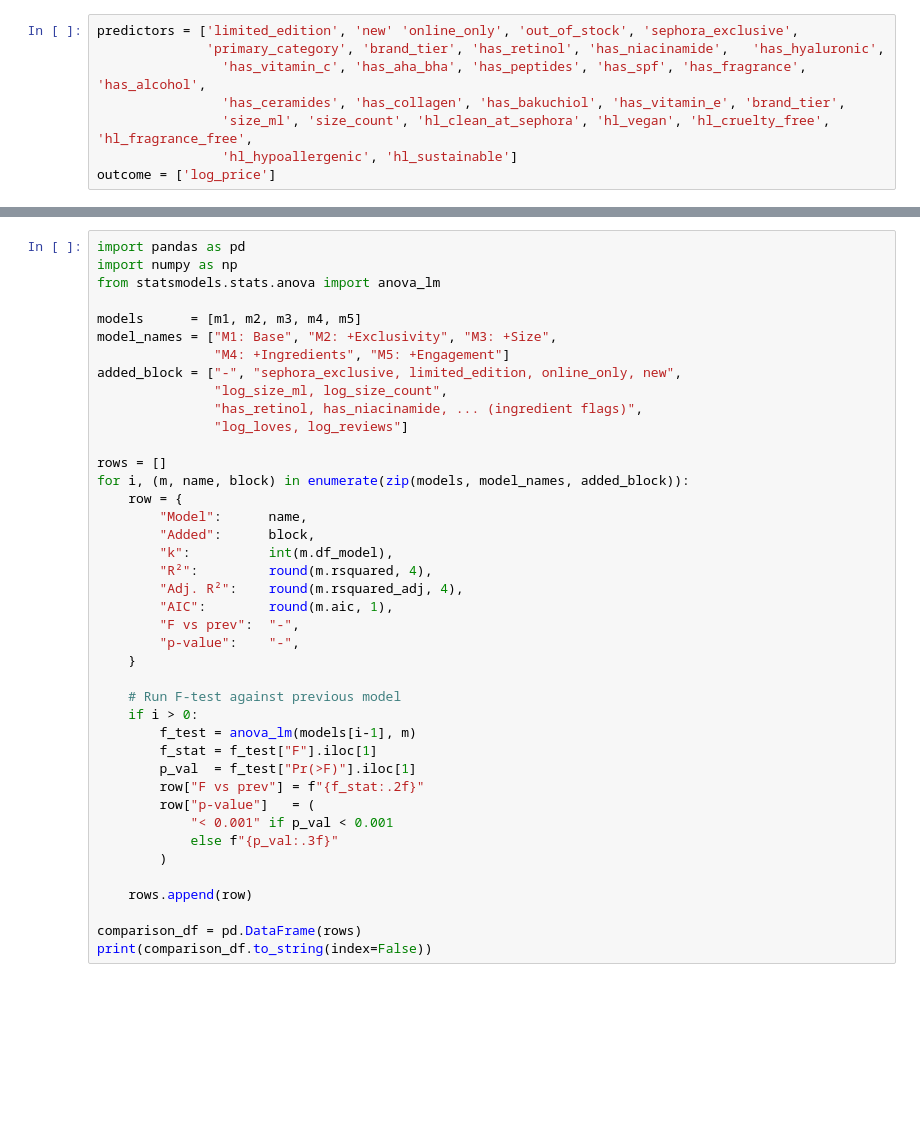
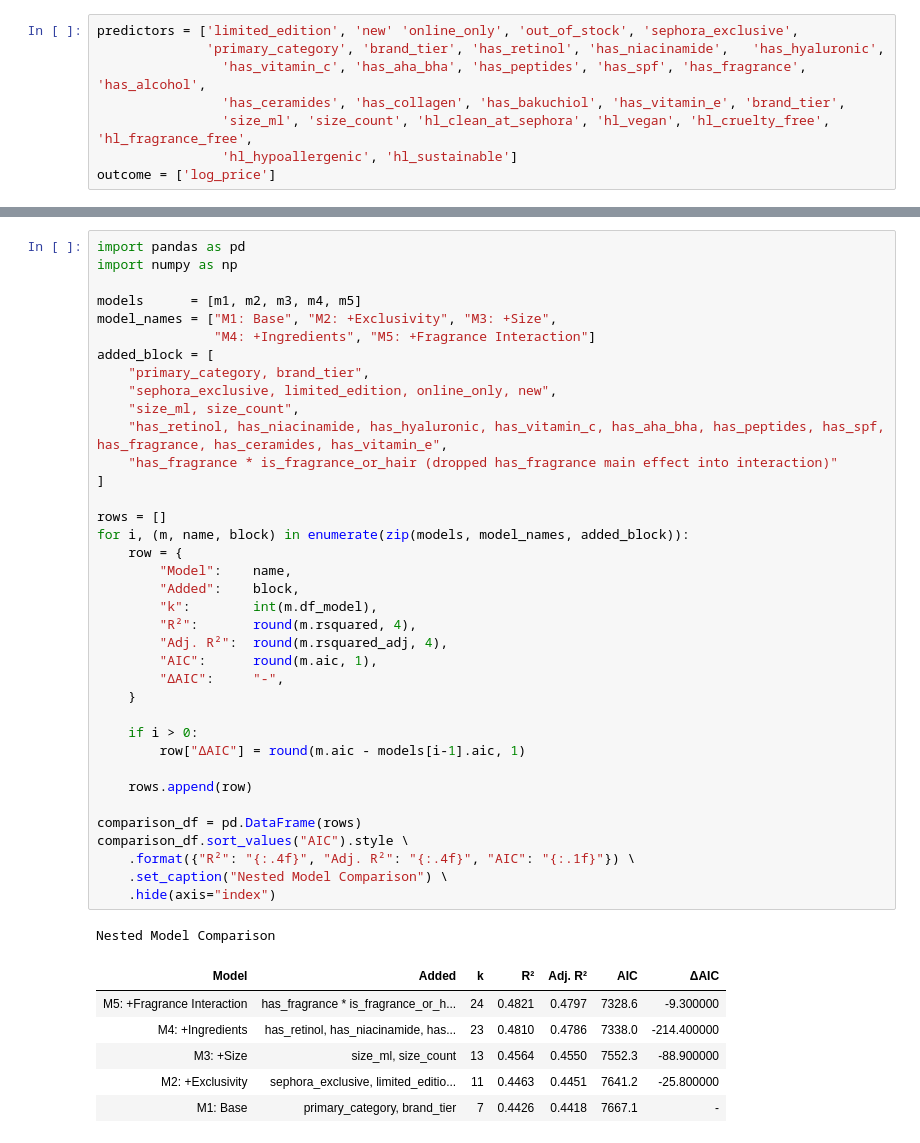
Before and after one commit to DonjhaiH/230A_final_project, a Jupyter notebook: code/clean.ipynb, the cells around one changed output, grey strips where cells are left out. Drawn from its saved outputs; the diff is of its cells as text; blank space fills up the shorter version.

```diff
--- a/code/clean.ipynb
+++ b/code/clean.ipynb
@@ -790,41 +1010,45 @@ print(f_45)
 # %%
 import pandas as pd
 import numpy as np
-from statsmodels.stats.anova import anova_lm
 
 models      = [m1, m2, m3, m4, m5]
 model_names = ["M1: Base", "M2: +Exclusivity", "M3: +Size",
-               "M4: +Ingredients", "M5: +Engagement"]
-added_block = ["-", "sephora_exclusive, limited_edition, online_only, new",
-               "log_size_ml, log_size_count",
-               "has_retinol, has_niacinamide, ... (ingredient flags)",
-               "log_loves, log_reviews"]
+               "M4: +Ingredients", "M5: +Fragrance Interaction"]
+added_block = [
+    "primary_category, brand_tier",
+    "sephora_exclusive, limited_edition, online_only, new",
+    "size_ml, size_count",
+    "has_retinol, has_niacinamide, has_hyaluronic, has_vitamin_c, has_aha_bha, has_peptides, has_spf, has_fragrance, has_ceramides, has_vitamin_e",
+    "has_fragrance * is_fragrance_or_hair (dropped has_fragrance main effect into interaction)"
+]
 
 rows = []
 for i, (m, name, block) in enumerate(zip(models, model_names, added_block)):
     row = {
-        "Model":      name,
-        "Added":      block,
-        "k":          int(m.df_model),
-        "R²":         round(m.rsquared, 4),
-        "Adj. R²":    round(m.rsquared_adj, 4),
-        "AIC":        round(m.aic, 1),
-        "F vs prev":  "-",
-        "p-value":    "-",
+        "Model":    name,
+        "Added":    block,
+        "k":        int(m.df_model),
+        "R²":       round(m.rsquared, 4),
+        "Adj. R²":  round(m.rsquared_adj, 4),
+        "AIC":      round(m.aic, 1),
+        "ΔAIC":     "-",
     }
 
-    # Run F-test against previous model
     if i > 0:
-        f_test = anova_lm(models[i-1], m)
-        f_stat = f_test["F"].iloc[1]
-        p_val  = f_test["Pr(>F)"].iloc[1]
-        row["F vs prev"] = f"{f_stat:.2f}"
-        row["p-value"]   = (
-            "< 0.001" if p_val < 0.001
-            else f"{p_val:.3f}"
-        )
+        row["ΔAIC"] = round(m.aic - models[i-1].aic, 1)
 
     rows.append(row)
 
 comparison_df = pd.DataFrame(rows)
-print(comparison_df.to_string(index=False))
+comparison_df.sort_values("AIC").style \
+    .format({"R²": "{:.4f}", "Adj. R²": "{:.4f}", "AIC": "{:.1f}"}) \
+    .set_caption("Nested Model Comparison") \
+    .hide(axis="index")
+# %% [output]
+Nested Model Comparison
+| Model | Added | k | R² | Adj. R² | AIC | ΔAIC |
+| M5: +Fragrance Interaction | has_fragrance * is_fragrance_or_h... | 24 | 0.4821 | 0.4797 | 7328.6 | -9.300000 |
+| M4: +Ingredients | has_retinol, has_niacinamide, has... | 23 | 0.4810 | 0.4786 | 7338.0 | -214.400000 |
+| M3: +Size | size_ml, size_count | 13 | 0.4564 | 0.4550 | 7552.3 | -88.900000 |
+| M2: +Exclusivity | sephora_exclusive, limited_editio... | 11 | 0.4463 | 0.4451 | 7641.2 | -25.800000 |
+| M1: Base | primary_category, brand_tier | 7 | 0.4426 | 0.4418 | 7667.1 | - |
```
Also changed, not shown: parts of 13 cells of this notebook, 1 other file.
